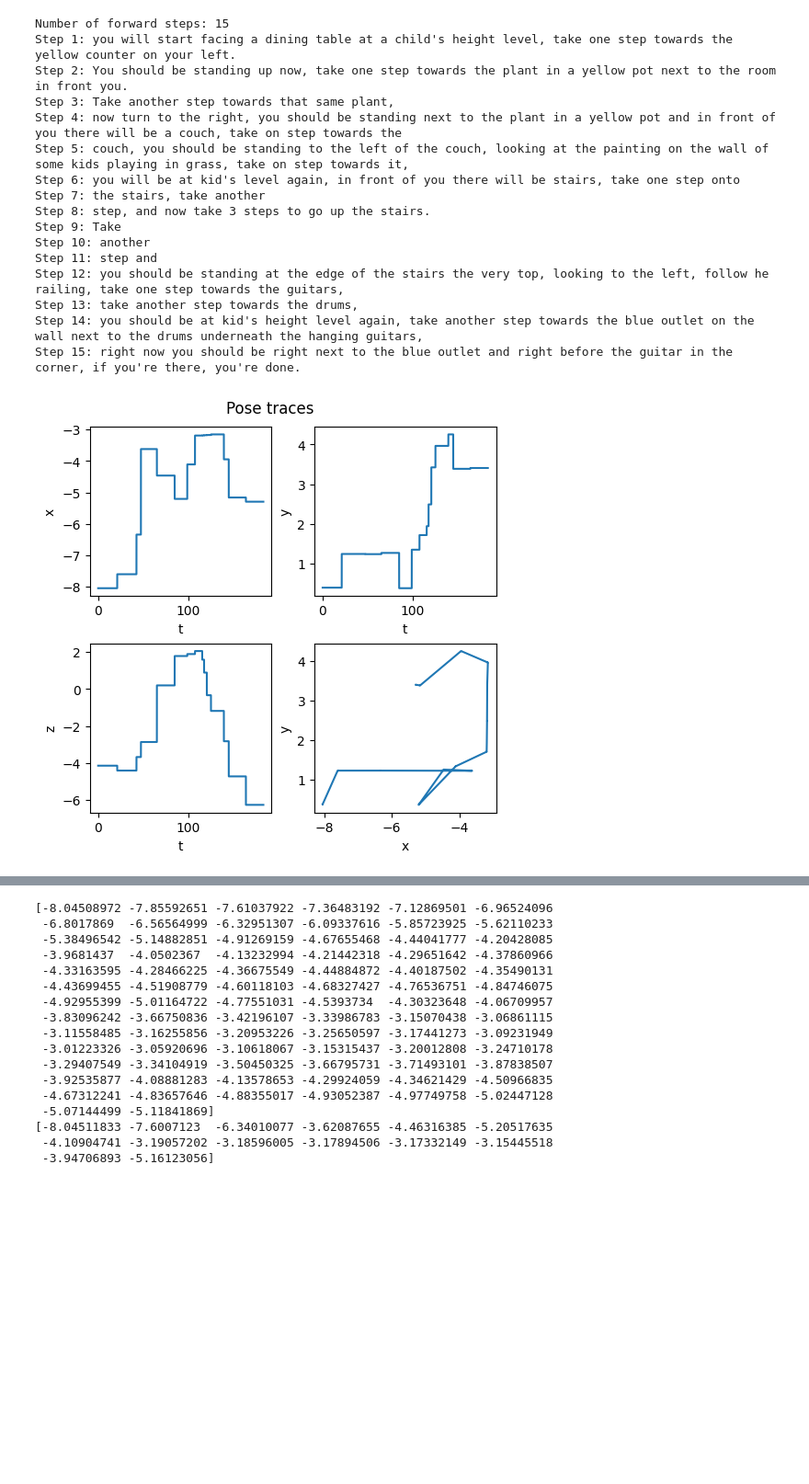
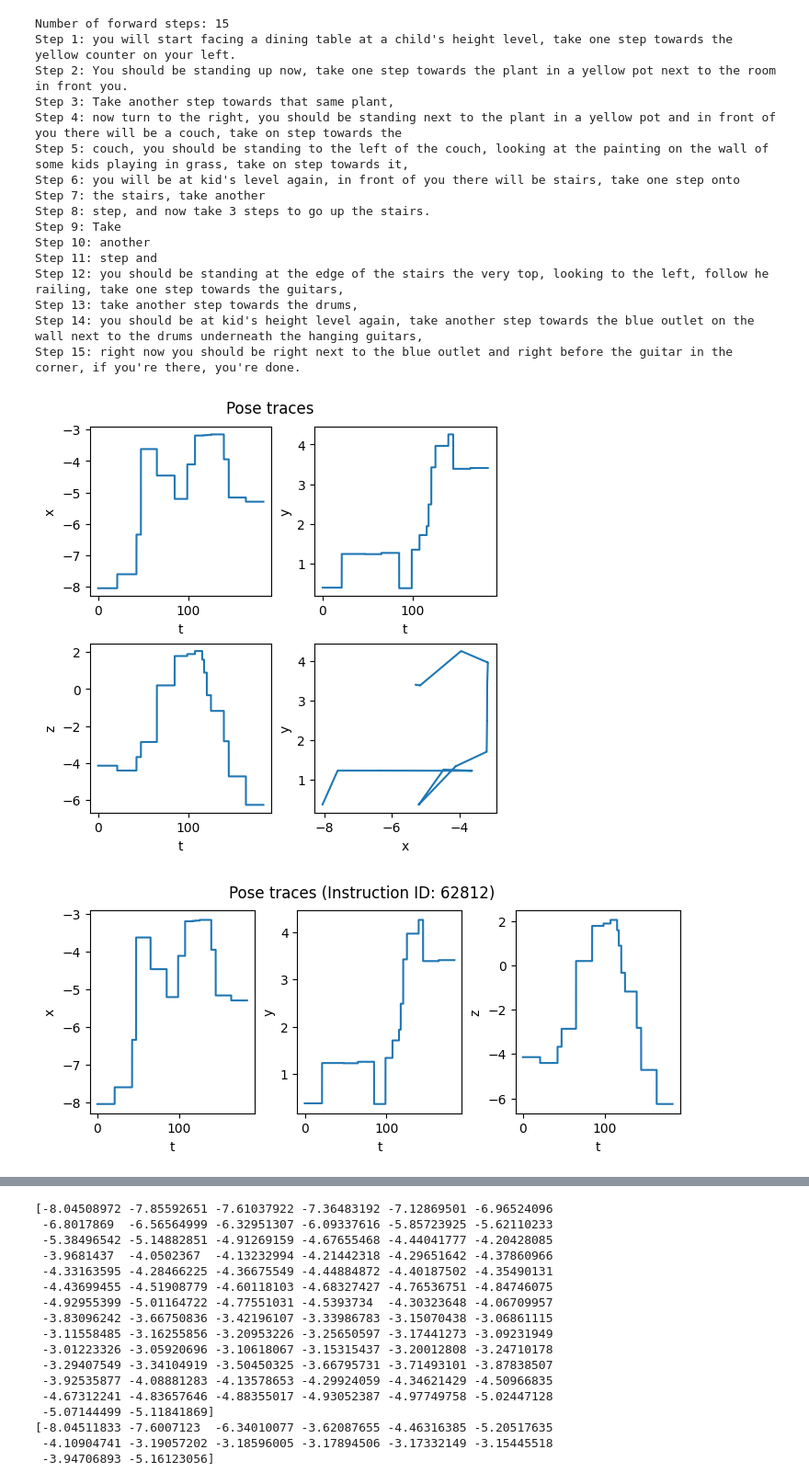
Before and after one commit to SaumyaSaxena/VLN-CE-Plan, a Jupyter notebook: notebooks/test_data.ipynb, the cells around one changed output, grey strips where cells are left out. Shown at 92% size. Saved outputs shown, nothing was run; the diff lists cells and outputs as text; code cells hidden in the pictures; blank space fills up the shorter version.

```diff
--- a/notebooks/test_data.ipynb
+++ b/notebooks/test_data.ipynb
@@ -65,0 +55,21 @@ for i in trange(dataset_size):
+# %%
+from tqdm import trange
+import numpy as np
+dataset_size = len(data['episodes'])
+en_idx = [i for i in range(dataset_size) if ('en' in data['episodes'][i]['instruction']['language'])]
+
+ids_arr_int= np.zeros((len(en_idx), 3), dtype=int)
+ids_arr = []
+for i, idx in enumerate(en_idx):
+    ids_arr_int[i,0] = int(data['episodes'][idx]['episode_id'])
+    ids_arr_int[i,1] = int(data['episodes'][idx]['instruction']['instruction_id'])
+    ids_arr_int[i,2] = int(data['episodes'][idx]['trajectory_id'])
+
+    ids_arr.append([
+        data['episodes'][idx]['episode_id'],
+        data['episodes'][idx]['instruction']['instruction_id'],
+        data['episodes'][idx]['trajectory_id']
+    ])
+print(ids_arr)
+print(ids_arr_int[:50,0])
+print(ids_arr_int[:50,2])
@@ -106,3 +118,16 @@ print("Val unseen: ", result_val_unseen)
 # %% [output]
 Val seen:  {'steps_taken': 163.17915742793792, 'path_length': 8.008822543150162, 'distance_to_goal': 11.663570659702227, 'success': 0.12416851441241686, 'oracle_success': 0.20044345898004434, 'spl': 0 ...
 Val unseen:  {'steps_taken': 165.18860724993186, 'path_length': 6.982689494432815, 'distance_to_goal': 10.834885327247498, 'success': 0.13055328427364404, 'oracle_success': 0.2030526028890706, 'spl':  ...
+# %%
+result_file_val_seen = '/home/sax1rng/Projects/VLN-CE-Plan/outputs/rxr_cma_en/2023_09_16-13_25_20/evals/stats_ckpt_4_val_seen.json'
+result_file_val_unseen = '/home/sax1rng/Projects/VLN-CE-Plan/outputs/rxr_cma_en/2023_09_16-13_25_20/evals/stats_ckpt_7_val_unseen.json'
+
+result_val_seen = {}
+result_val_unseen = {}
+with open(result_file_val_seen) as f:
+    result_val_seen.update(json.load(f))
+
+with open(result_file_val_unseen) as f:
+    result_val_unseen.update(json.load(f))
+print("Val seen: ", result_val_seen)
+print("Val unseen: ", result_val_unseen)
@@ -227,21 +255,33 @@ Step 15: right now you should be right next to the blue outlet and right before
 # %%
 import matplotlib.pyplot as plt
 
 fig, axs = plt.subplots(2, 2, figsize=(5, 5), constrained_layout=True)
 
 fig.suptitle('Pose traces', fontsize=12)
 axs[0,0].plot(pose_traces['time'], pose_traces['extrinsic_matrix'][:,0, 3])
 axs[0,0].set_xlabel('t'); axs[0,0].set_ylabel('x')
 axs[0,1].plot(pose_traces['time'], pose_traces['extrinsic_matrix'][:,1, 3])
 axs[0,1].set_xlabel('t'); axs[0,1].set_ylabel('y')
 axs[1,0].plot(pose_traces['time'], pose_traces['extrinsic_matrix'][:,2, 3])
 axs[1,0].set_xlabel('t'); axs[1,0].set_ylabel('z')
 axs[1,1].plot(pose_traces['extrinsic_matrix'][:,0, 3], pose_traces['extrinsic_matrix'][:,1, 3])
 axs[1,1].set_xlabel('x'); axs[1,1].set_ylabel('y')
 #axs[1,1].plot(pose_traces['time'][:-1], diff)
 plt.show()
+
+fig, axs = plt.subplots(1, 3, figsize=(7, 3), constrained_layout=True)
+fig.suptitle(f'Pose traces (Instruction ID: {instruction_id})', fontsize=12)
+axs[0].plot(pose_traces['time'], pose_traces['extrinsic_matrix'][:,0, 3])
+axs[0].set_xlabel('t'); axs[0].set_ylabel('x')
+axs[1].plot(pose_traces['time'], pose_traces['extrinsic_matrix'][:,1, 3])
+axs[1].set_xlabel('t'); axs[1].set_ylabel('y')
+axs[2].plot(pose_traces['time'], pose_traces['extrinsic_matrix'][:,2, 3])
+axs[2].set_xlabel('t'); axs[2].set_ylabel('z')
+#axs[1,1].plot(pose_traces['time'][:-1], diff)
+plt.show()
 # %% [output]
 [figure]
+[figure, added]
 # %%
 locations = np.array(gt_data[f'{episode_id}']['locations'])
 num_actions = len(gt_data[f'{episode_id}']['actions'])
```
Also changed, not shown: parts of 20 cells of this notebook, 14 other files.
